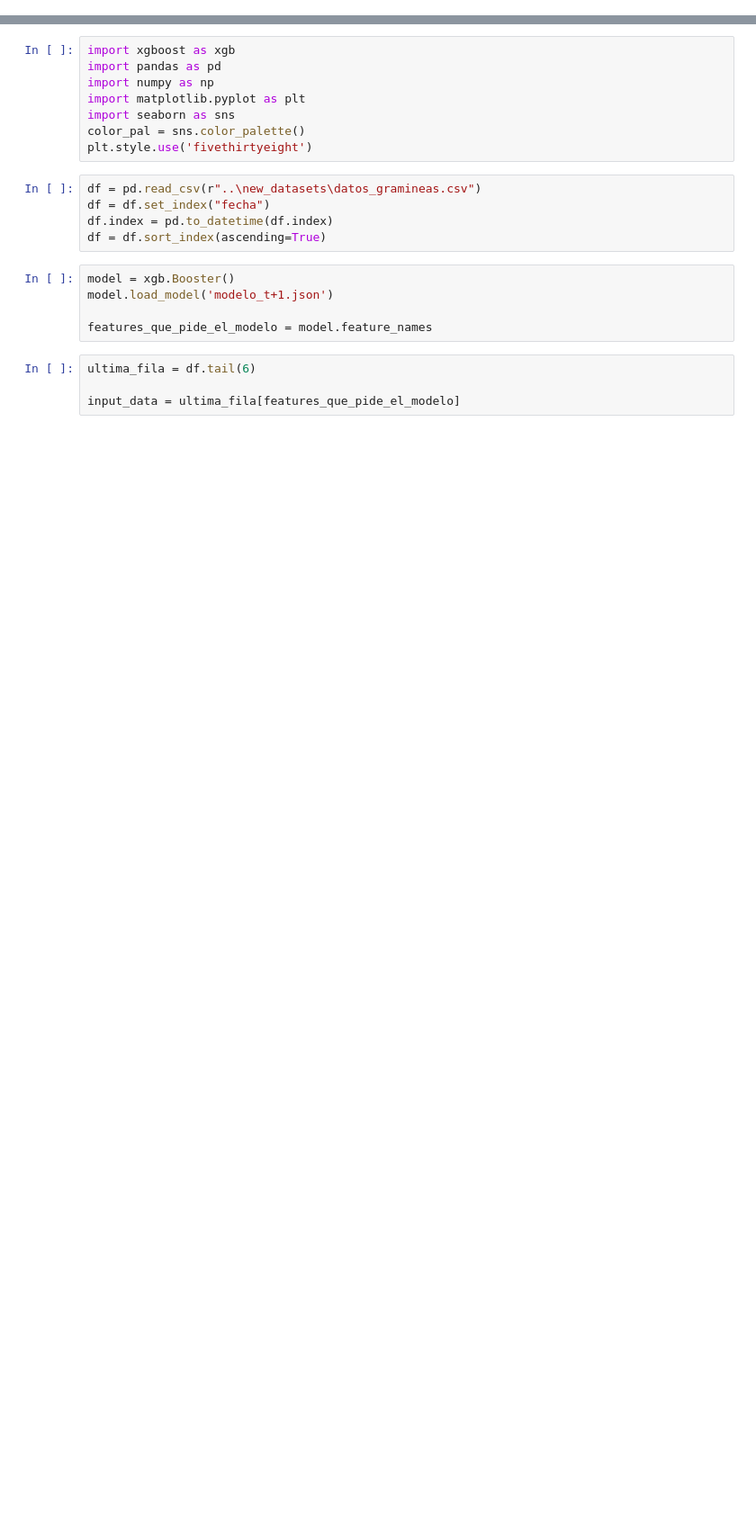
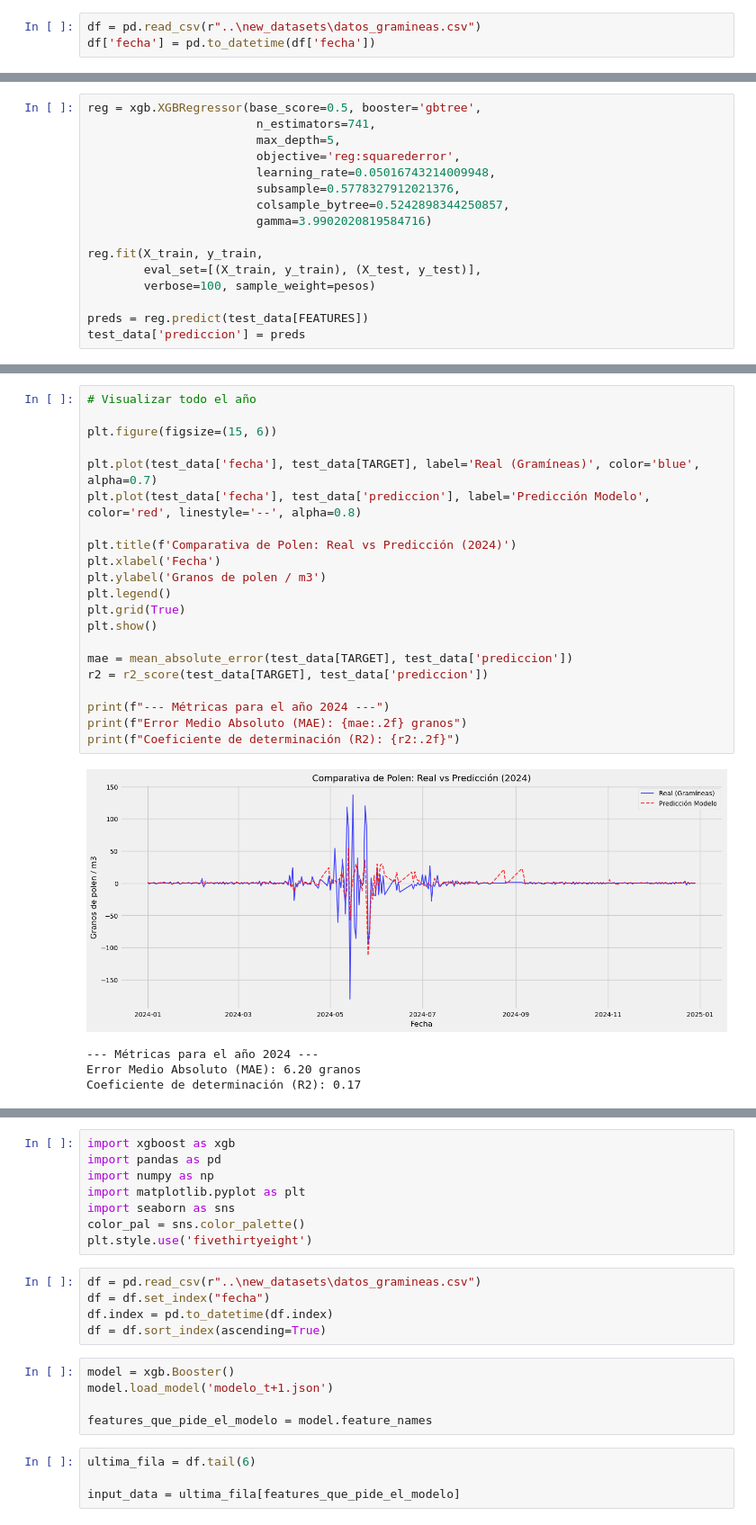
Before and after one commit to SergioR00/Polen-TFG, a Jupyter notebook: notebooks/predict_Future.ipynb, the cells around one changed output, grey strips where cells are left out. Shown at 90% size. Saved outputs shown, nothing was run; the diff lists cells and outputs as text; blank space fills up the shorter version.

Commit message:
predict target diff

```diff
--- a/notebooks/predict_Future.ipynb
+++ b/notebooks/predict_Future.ipynb
@@ -0,0 +16,3 @@
+# %%
+df = pd.read_csv(r"..\new_datasets\datos_gramineas.csv")
+df['fecha'] = pd.to_datetime(df['fecha'])
@@ -0,0 +77,16 @@
+# %%
+reg = xgb.XGBRegressor(base_score=0.5, booster='gbtree',
+                        n_estimators=741,
+                        max_depth=5,
+                        objective='reg:squarederror',
+                        learning_rate=0.05016743214009948,
+                        subsample=0.5778327912021376,
+                        colsample_bytree=0.5242898344250857,
+                        gamma=3.9902020819584716)
+
+reg.fit(X_train, y_train,
+        eval_set=[(X_train, y_train), (X_test, y_test)],
+        verbose=100, sample_weight=pesos)
+
+preds = reg.predict(test_data[FEATURES])
+test_data['prediccion'] = preds
@@ -0,0 +103,26 @@
+# %%
+# Visualizar todo el año
+
+plt.figure(figsize=(15, 6))
+
+plt.plot(test_data['fecha'], test_data[TARGET], label='Real (Gramíneas)', color='blue', alpha=0.7)
+plt.plot(test_data['fecha'], test_data['prediccion'], label='Predicción Modelo', color='red', linestyle='--', alpha=0.8)
+
+plt.title(f'Comparativa de Polen: Real vs Predicción (2024)')
+plt.xlabel('Fecha')
+plt.ylabel('Granos de polen / m3')
+plt.legend()
+plt.grid(True)
+plt.show()
+
+mae = mean_absolute_error(test_data[TARGET], test_data['prediccion'])
+r2 = r2_score(test_data[TARGET], test_data['prediccion'])
+
+print(f"--- Métricas para el año 2024 ---")
+print(f"Error Medio Absoluto (MAE): {mae:.2f} granos")
+print(f"Coeficiente de determinación (R2): {r2:.2f}")
+# %% [output]
+[figure, added]
+--- Métricas para el año 2024 ---
+Error Medio Absoluto (MAE): 6.20 granos
+Coeficiente de determinación (R2): 0.17
```
Also changed, not shown: parts of 11 cells of this notebook, 7 other files.
